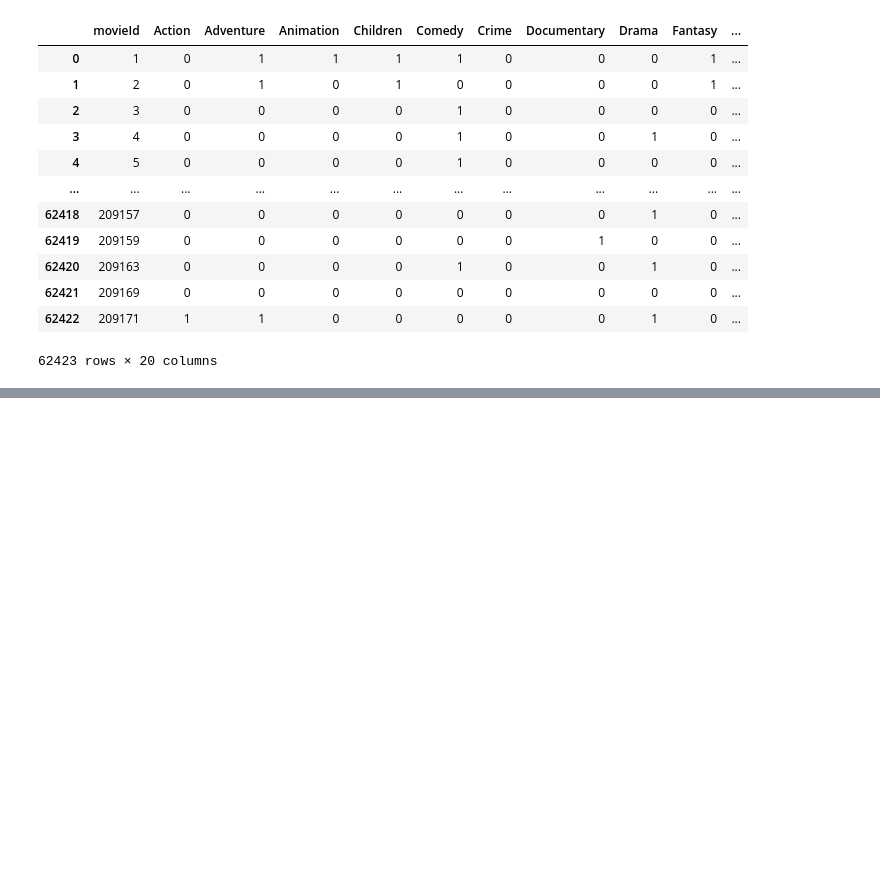
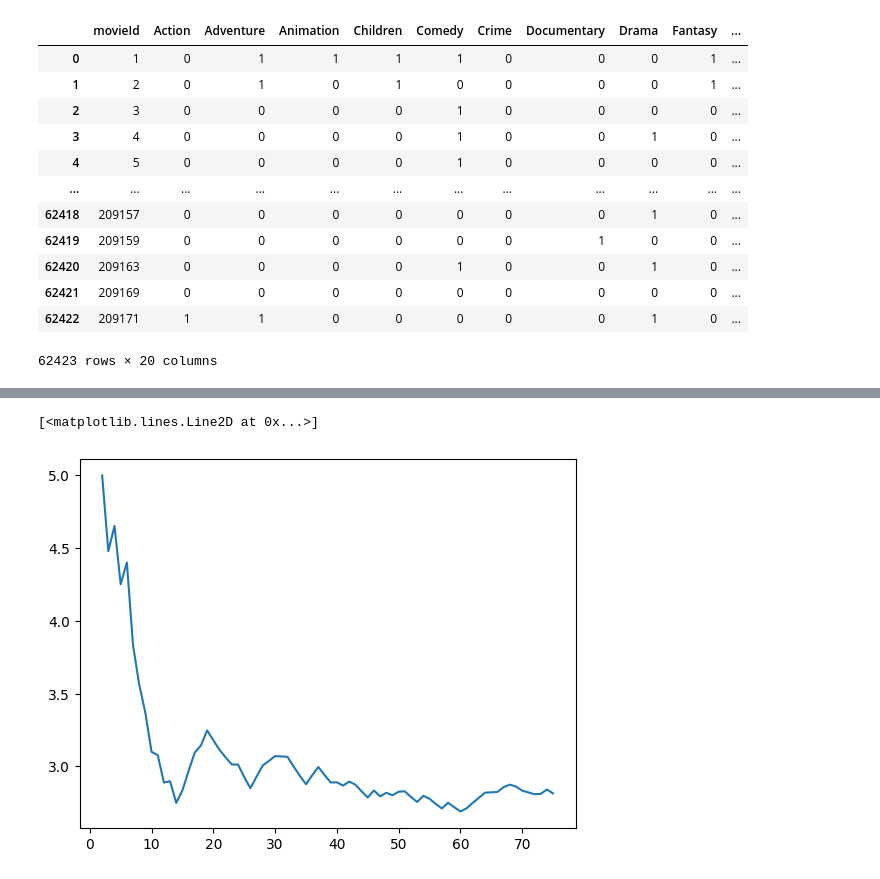
Before and after one commit to khaiqk/Movie_Recommendation_System, a Jupyter notebook: Recommendation_System.ipynb, the cells around one changed output, grey strips where cells are left out. Saved outputs shown, nothing was run; the diff lists cells and outputs as text; code cells hidden in the pictures; blank space fills up the shorter version.

```diff
--- a/Recommendation_System.ipynb
+++ b/Recommendation_System.ipynb
@@ -442,0 +622,29 @@ env.calc_user_statisfaction()
+# %%
+state_size = 19
+action_size = 19
+reinforce = REINFORCE(state_size=state_size, action_size=action_size)
+env = Env(movies,data_all, user_id= -1, model= reinforce)
+
+for _ in range(150):
+    # refresh = np.random.choice([True, False])
+    refresh = results_array[_][0]
+    if refresh:
+        print(f"{_}: refresh")
+    choice = None
+
+    if not refresh:
+        # choice = np.random.randint(10)
+        choice = results_array[_][1]
+
+    env.step(choice, refresh= refresh)
+
+    if not refresh:
+        # rating = np.random.randint(1,6)
+
+        rating = results_array[_][2]
+
+        env.rating_movie(rating= rating)
+
+        print(f"{_}: choice moive:{choice}, rating:{rating}")
+
+    env.suggest_next_movie()
@@ -442,0 +677,5 @@ env.calc_user_statisfaction()
+# %%
+plt.plot( range(len(env.list_user_satisfaction)), env.list_user_satisfaction)
+# %% [output]
+[<matplotlib.lines.Line2D at 0x...>]
+[figure, added]
```
Also changed, not shown: parts of 34 cells of this notebook.
